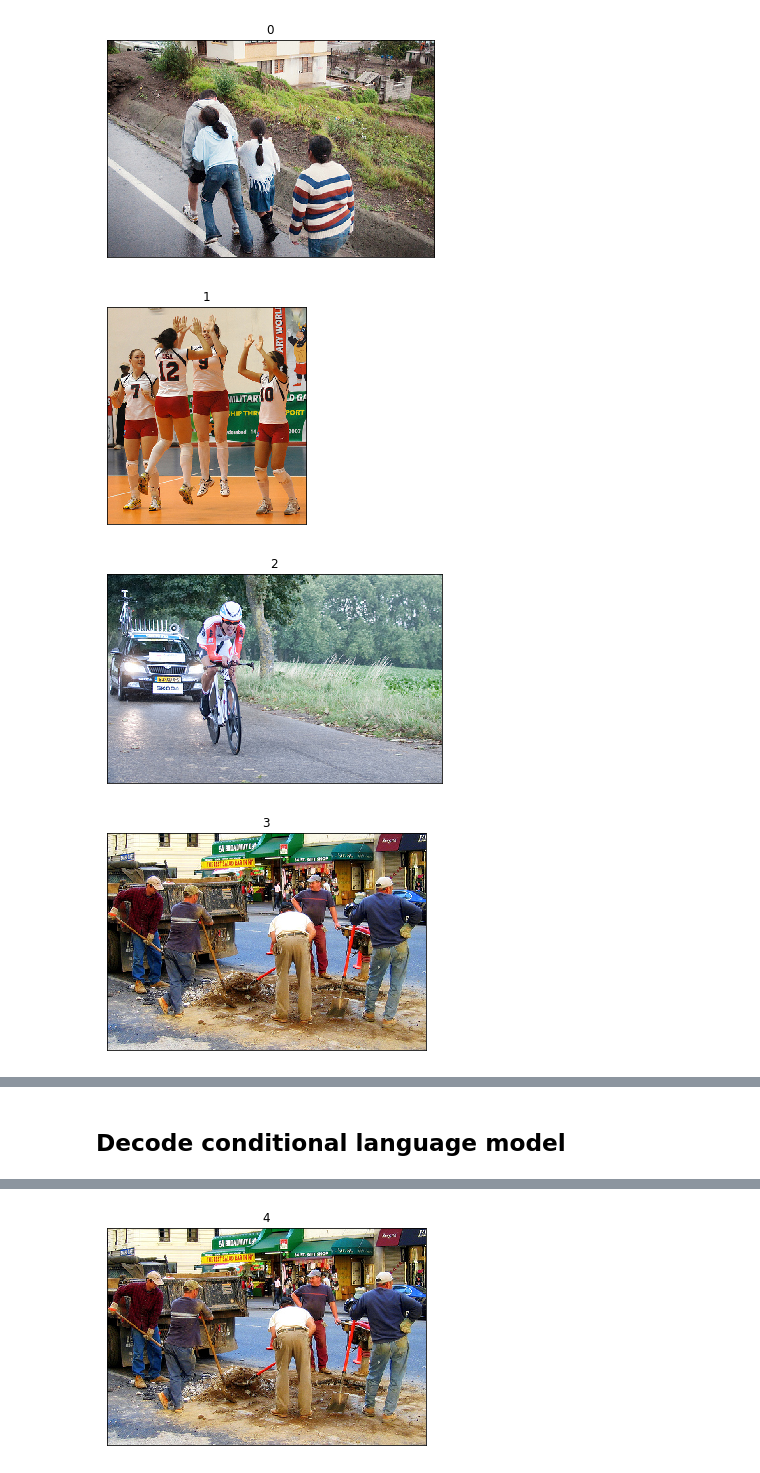
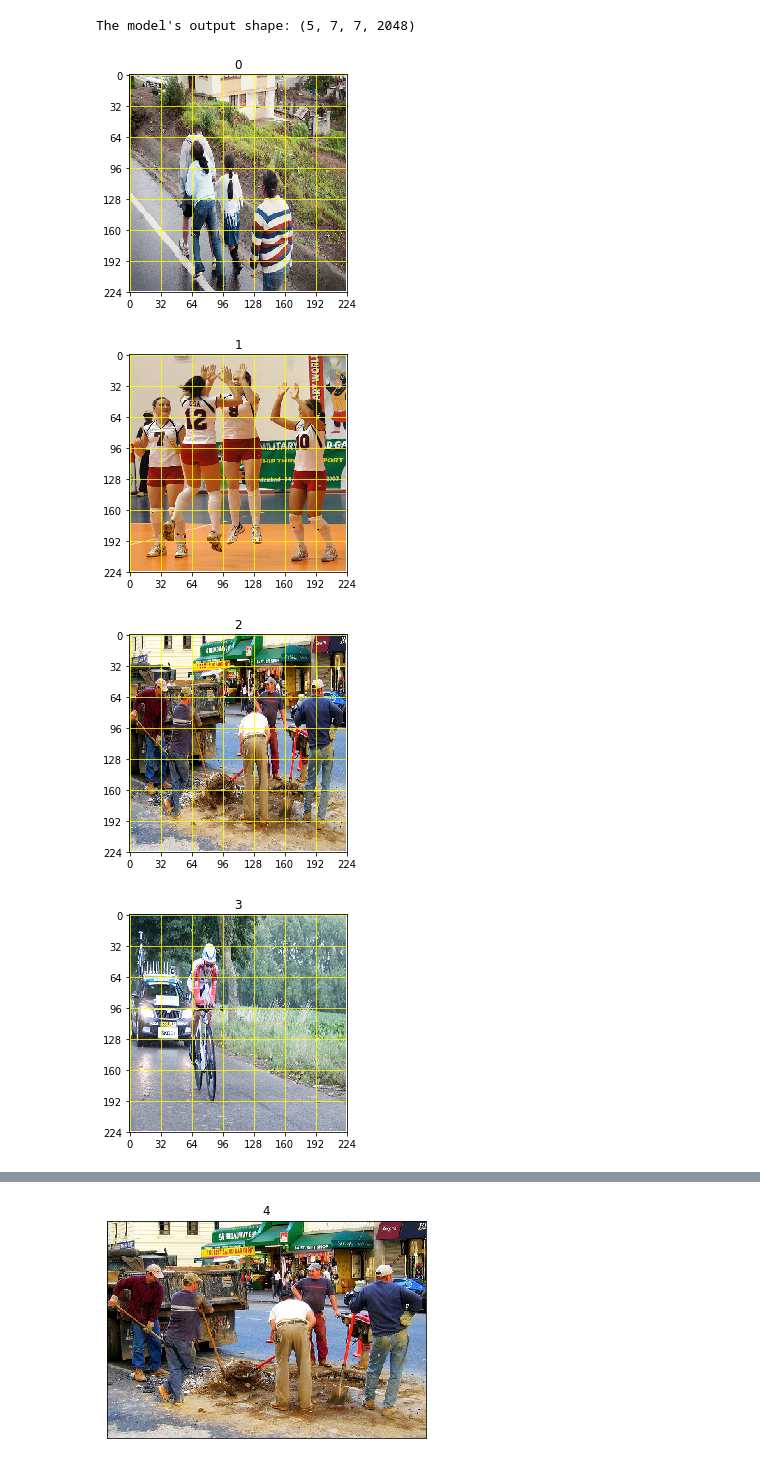
Before and after one commit to mmehdig/apl-esslli-19-material, a Jupyter notebook: 2-language-models-part2/encoder-decoder_image_description.ipynb, the cells around one changed output, grey strips where cells are left out. Drawn from its saved outputs; the diff is of its cells as text; code cells hidden in the pictures.

```diff
--- a/2-language-models-part2/encoder-decoder_image_description.ipynb
+++ b/2-language-models-part2/encoder-decoder_image_description.ipynb
@@ -22,8 +27,8 @@ from glob import glob
 # %%
 from tensorflow.keras.applications.resnet50 import ResNet50
 from tensorflow.keras.preprocessing import image
-from tensorflow.keras.applications.resnet50 import preprocess_input
+from tensorflow.keras.applications.resnet50 import preprocess_input, decode_predictions
 
-# Pre-trained models are originally trained on Imagenet for object recognition task.
-# By expluding the top-layer, which contains 1000 classes, we use it as image embeddings:
-convnet_model = ResNet50(weights='imagenet', input_shape=[224, 224, 3],  include_top=False)
+# The model here: https://arxiv.org/abs/1512.03385
+# Pre-trained on ImageNet object recogntion:
+obj_recognition_model = ResNet50(weights='imagenet')
@@ -55 +62,15 @@ imgs = np.array([
 x = preprocess_input(imgs)
+# %%
+y_preds = obj_recognition_model.predict(x)
+preds = decode_predictions(y_preds)
+
+for i, (img_path, pred) in enumerate(zip(img_paths, preds)):
+  print('====' * 10)
+  plt.imshow(plt.imread(img_path))
+  plt.xticks([])
+  plt.yticks([])
+  plt.title(i)
+  plt.show()
+  for _, obj_name, obj_prob in pred[:5]:
+    print(f"{obj_prob:.3f} {obj_name}")
+  print('====' * 10)
@@ -59,12 +132,22 @@ visual_features = visual_features.reshape([visual_features.shape[0],49,2048])
+# %%
+print("The model's output shape:", visual_features.shape)
+# number of images,
+# 7 x 7 regions
+# feature vector per region.
+# %% [output]
+The model's output shape: (5, 7, 7, 2048)
 # %%
+# The feature vector in each 7x7 regions roughly represents each grid-cell.
 for i, img_path in enumerate(img_paths):
-    plt.imshow(plt.imread(img_path))
-    plt.xticks([])
-    plt.yticks([])
+    img = image.load_img(img_path, target_size=(224, 224))
+    plt.imshow(img)
+    plt.xticks(range(0, 225, 32))
+    plt.yticks(range(0, 225, 32))
     plt.title(i)
+    plt.grid(True, color='yellow')
     plt.show()
 # %% [output]
-[figure, old version]
+[figure, new version]
-[figure, old version]
+[figure, new version]
-[figure, old version]
+[figure, new version]
-[figure, old version]
+[figure, new version]
@@ -72,2 +154,0 @@ for i, img_path in enumerate(img_paths):
-# %% [markdown]
-## Decode conditional language model
```
Also changed, not shown: parts of 29 cells of this notebook.
